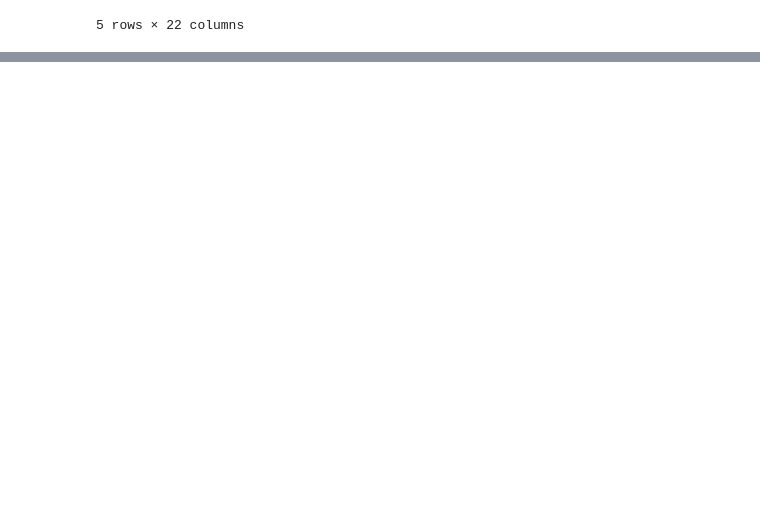
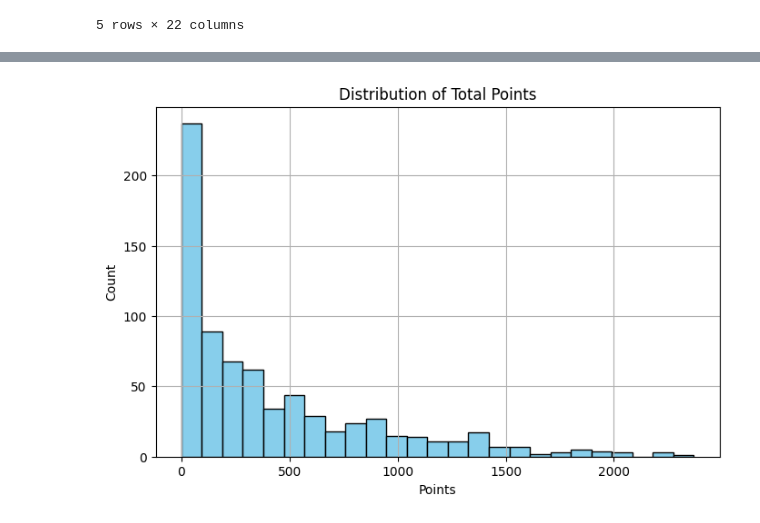
Before and after one commit to JADASIMONESIMON/-Hooplytics-complex-messy-data-project, a Jupyter notebook: notebooks/main.ipynb, the cells around one changed output, grey strips where cells are left out. Saved outputs shown, nothing was run; the diff lists cells and outputs as text; code cells hidden in the pictures; blank space fills up the shorter version.

```diff
--- a/notebooks/main.ipynb
+++ b/notebooks/main.ipynb
@@ -475,0 +474,86 @@ df_2024.head()
+# %%
+# Conduct exploratory and statistical analyses to uncover meaningful patterns or relationships. (Ben)
+import matplotlib.pyplot as plt
+
+# Loading raw totals data
+df = pd.read_csv("nba_2024_totals.csv")
+
+# Converting analysis columns to numeric
+analysis_cols = ['PTS', '3P','3PA','FG','FGA','TRB','AST','STL','BLK','TOV','MP','G']
+for col in analysis_cols:
+  df[col] = pd.to_numeric(df[col], errors='coerce')
+
+# Drop rows that became invalid after conversion and reset index after cleaning
+df = df.dropna(subset=analysis_cols).reset_index(drop=True)
+
+df['PTS_per_game'] = df['PTS'] / df['G']
+df['FG_pct'] = np.where(df['FGA'] > 0, df['FG'] / df['FGA'] * 100, np.nan)
+df['ThreePT_pct'] = np.where(df['3PA'] > 0, df['3P'] / df['3PA'] * 100, np.nan)
+df['ThreePA_share'] = np.where(df['FGA'] > 0, df['3PA'] / df['FGA'] * 100, np.nan)
+df['AST_to_TOV'] = np.where(df['TOV'] > 0, df['AST'] / df['TOV'] * 100, np.nan)
+df['Reb_per_game'] = df['TRB'] / df['G']
+
+# Descriptive Statistics
+summary = df[['PTS', 'PTS_per_game','FG_pct','ThreePT_pct','ThreePA_share','AST_to_TOV','Reb_per_game']].describe().round(2)
+print("Descriptive Statistics:")
+print(summary)
+
+# Top scorers and outliers
+top_scorers = df.nlargest(10, 'PTS')[['Player','Team','PTS','PTS_per_game','3P','3PA','ThreePT_pct']]
+print('\nTop 10 Scorers:')
+print(top_scorers)
+
+q1 = df['PTS'].quantile(0.25)
+q3 = df['PTS'].quantile(0.75)
+iqr = q3 - q1
+lower = q1 - 1.5 * iqr
+upper = q3 + 1.5 * iqr
+outliers = df[(df['PTS'] < lower) | (df['PTS'] > upper)][['Player','Team','PTS']]
+print('\nOutliers:')
+print(outliers.head(15))
+
+# Correlation analysis
+corr_cols = ['PTS', 'MP','FGA','3PA','FG_pct','ThreePT_pct','AST','TRB','TOV','STL','BLK']
+corr_df = df[corr_cols].corr(numeric_only=True).round(2)
+print('\nCorrelation Matrix:')
+print(corr_df)
+
+# Average of total points per player and average points per game by player
+print(f"\nAverage Total Points Per Player: {df['PTS'].mean():.1f}")
+print(f"Average Points Per Game: {df['PTS_per_game'].mean():.2f}")
+
+# A histogram of points
+plt.figure(figsize=(8, 5))
+plt.hist(df['PTS'], bins=25, color='skyblue', edgecolor='black')
+plt.title('Distribution of Total Points')
+plt.xlabel('Points')
+plt.ylabel('Count')
+plt.grid(True)
+plt.show()
+
+# A histogram of correlations with points
+corr_vals = corr_df['PTS'].drop('PTS')
+plt.figure(figsize=(8, 5))
+plt.hist(corr_vals, bins=8, color='skyblue', edgecolor='black')
+plt.title('Histogram of Correlations with Points')
+plt.xlabel('Correlation Coefficients')
+plt.ylabel('Count')
+plt.grid(axis='y',alpha=0.3)
+plt.show()
+
+# A scatterplot of attempts vs points
+plt.figure(figsize=(8, 5))
+plt.scatter(df['FGA'], df['PTS'], alpha=0.6)
+plt.title('Field Goal Attempts vs Total Points')
+plt.xlabel('FGA')
+plt.ylabel('PTS')
+plt.show()
+
+# A scatterplot of 3PA share vs three pointer percentage
+plt.figure(figsize=(8, 5))
+plt.scatter(df['ThreePA_share'], df['ThreePT_pct'], alpha=0.6)
+plt.title('3PA Share vs 3P%')
+plt.xlabel('3PA Share of FGA%')
+plt.ylabel('3P%')
+plt.show()
+# %% [output]
@@ -475,0 +577 @@ df_2024.head()
+[figure, added]
```
Also changed, not shown: parts of 2 cells of this notebook.
